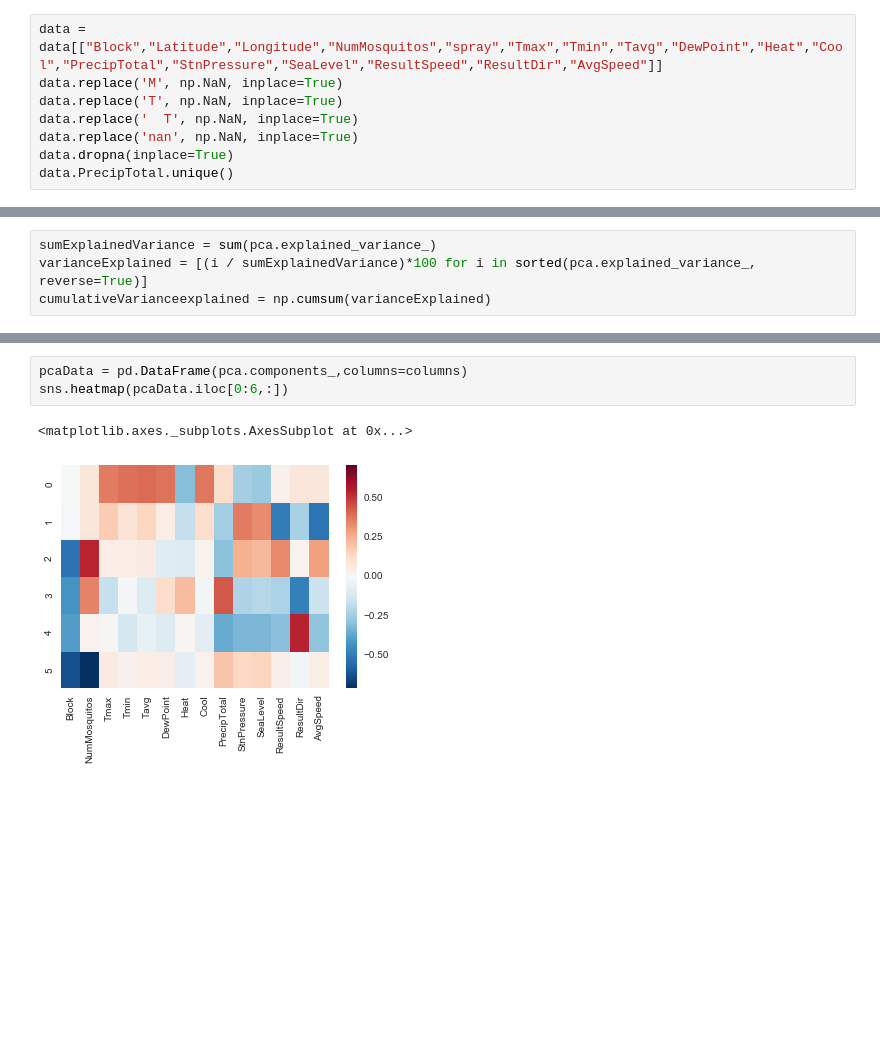
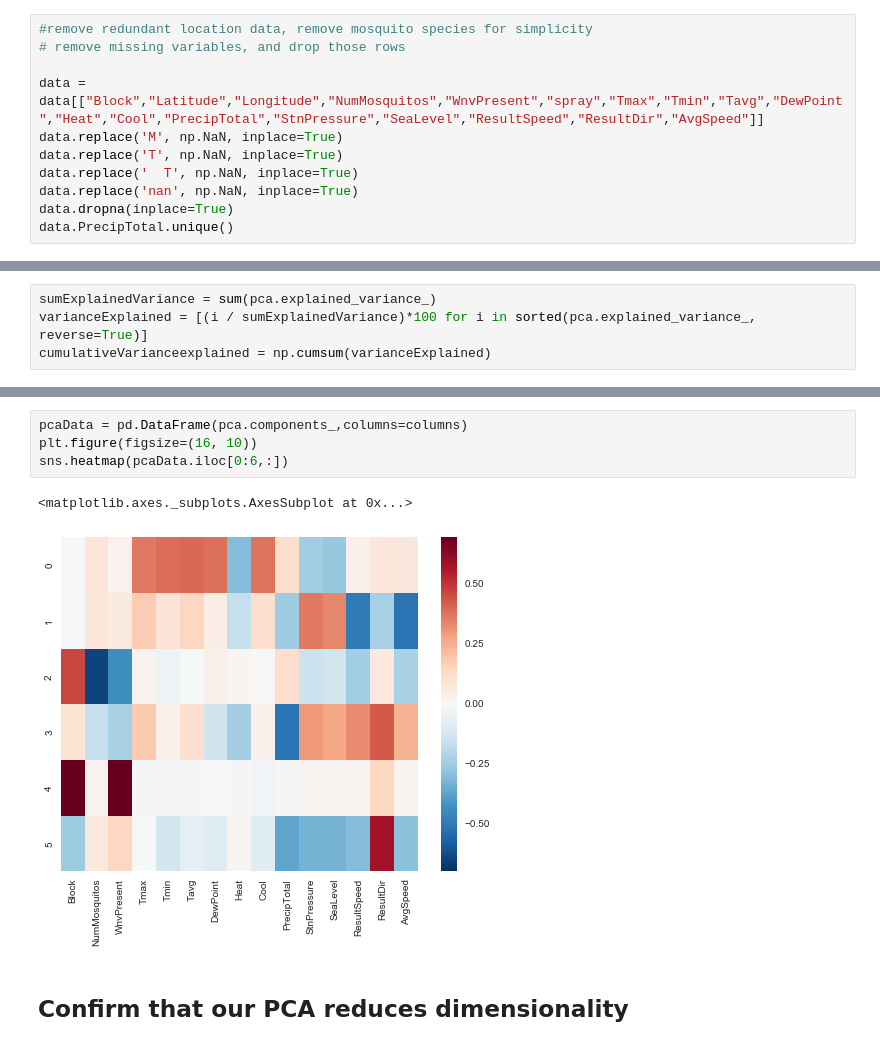
Before and after one commit to tamisalex/TeamPenguinWestNileKaggle, a Jupyter notebook: code/PCA.ipynb, the cells around one changed output, grey strips where cells are left out. Drawn from its saved outputs; the diff is of its cells as text; blank space fills up the shorter version.

```diff
--- a/code/PCA.ipynb
+++ b/code/PCA.ipynb
@@ -71,5 +93,8 @@ Index([u'Date', u'Address', u'AddressAccuracy', u'AddressNumberAndStreet',
 # %%
-data = data[["Block","Latitude","Longitude","NumMosquitos","spray","Tmax","Tmin","Tavg","DewPoint","Heat","Cool","PrecipTotal","StnPressure","SeaLevel","ResultSpeed","ResultDir","AvgSpeed"]]
+#remove redundant location data, remove mosquito species for simplicity
+# remove missing variables, and drop those rows
+
+data = data[["Block","Latitude","Longitude","NumMosquitos","WnvPresent","spray","Tmax","Tmin","Tavg","DewPoint","Heat","Cool","PrecipTotal","StnPressure","SeaLevel","ResultSpeed","ResultDir","AvgSpeed"]]
 data.replace('M', np.NaN, inplace=True)
 data.replace('T', np.NaN, inplace=True)
 data.replace('  T', np.NaN, inplace=True)
@@ -191,9 +230,12 @@ array([  40.19334012,   58.74928416,   67.39865787,   75.52177622,
 # %%
 pcaData = pd.DataFrame(pca.components_,columns=columns)
+plt.figure(figsize=(16, 10))
 sns.heatmap(pcaData.iloc[0:6,:])
 # %% [output]
 <matplotlib.axes._subplots.AxesSubplot at 0x...>
-[figure, old version]
+[figure, new version]
+# %% [markdown]
+## Confirm that our PCA reduces dimensionality
 # %%
 g = sns.JointGrid(dataOriginal.iloc[:,0], dataOriginal.iloc[:,1], space=0, size=8)
 g.plot_marginals(sns.distplot, kde=False, color=".7", bins=30)
```
Also changed, not shown: parts of 46 cells of this notebook, 2 other files.
